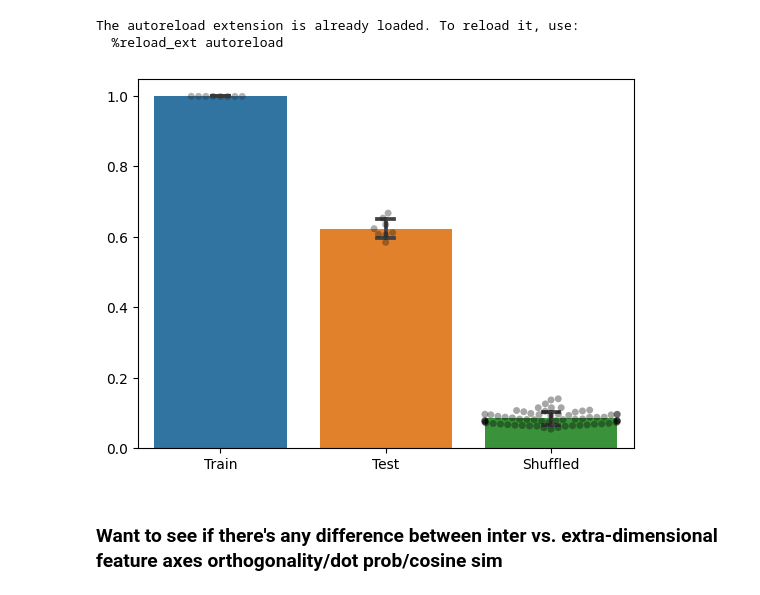
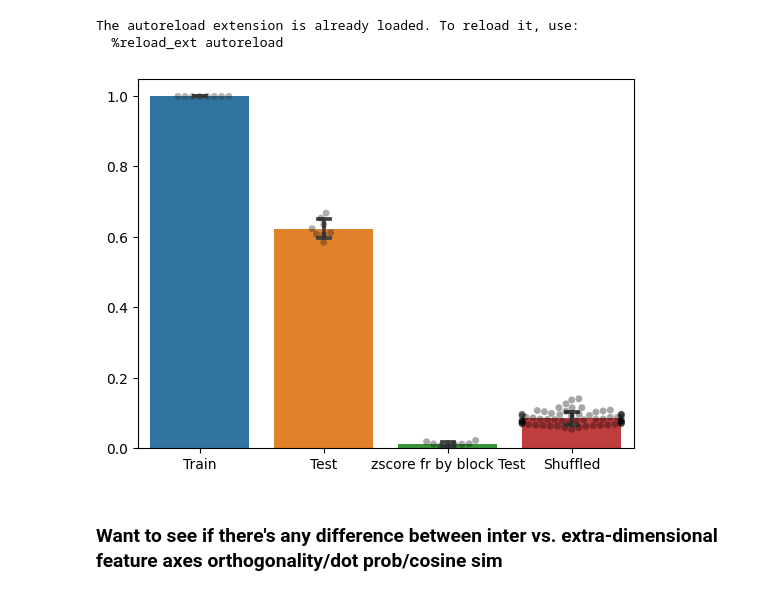
Before and after one commit to pqz317/wcst_decode, a Jupyter notebook: notebooks/20240501_visualize_feat_max_intertrial_decoding.ipynb, the cells around one changed output. Saved outputs shown, nothing was run; the diff lists cells and outputs as text; code cells hidden in the pictures.

Commit message:
re-run glms with block z frs

```diff
--- a/notebooks/20240501_visualize_feat_max_intertrial_decoding.ipynb
+++ b/notebooks/20240501_visualize_feat_max_intertrial_decoding.ipynb
@@ -44,6 +44,7 @@ num_shuffles = 8
 # %%
 test_accs = np.load(os.path.join(OUTPUT_DIR, "intertrial_agg_max_feat_test_accs.npy")).reshape((-1))
 train_accs = np.load(os.path.join(OUTPUT_DIR, "intertrial_agg_max_feat_train_accs.npy")).reshape((-1))
+ztest_accs = np.load(os.path.join(OUTPUT_DIR, "intertrial_agg_max_feat_block_zscore_test_accs.npy")).reshape((-1))
 # shuffle_accs = np.load(os.path.join(OUTPUT_DIR, "intertrial_agg_max_feat_shuffle_{shuffle_seed}_train_accs.npy")).reshape((-1))
 # %%
 shuffle_accs = []
@@ -53,9 +54,9 @@ for i in range(num_shuffles):
 shuffle_accs = np.concatenate(shuffle_accs)
 # %%
 fig, ax = plt.subplots()
-visualization_utils.visualize_accuracy_bars([train_accs, test_accs, shuffle_accs], ["Train", "Test", "Shuffled"], ax)
+visualization_utils.visualize_accuracy_bars([train_accs, test_accs, ztest_accs, shuffle_accs], ["Train", "Test", "zscore fr by block Test", "Shuffled"], ax)
 # %% [output]
-[figure, old version]
+[figure, new version]
 # %% [markdown]
 ### Want to see if there's any difference between inter vs. extra-dimensional feature axes orthogonality/dot prob/cosine sim
 # %%
```
Also changed, not shown: 3 other files.
